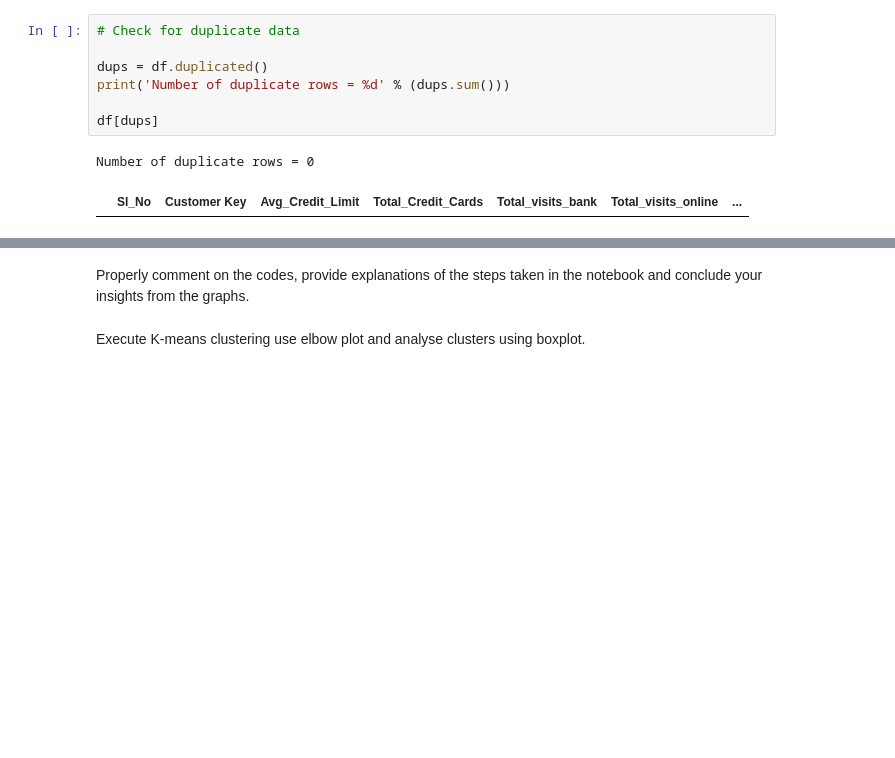
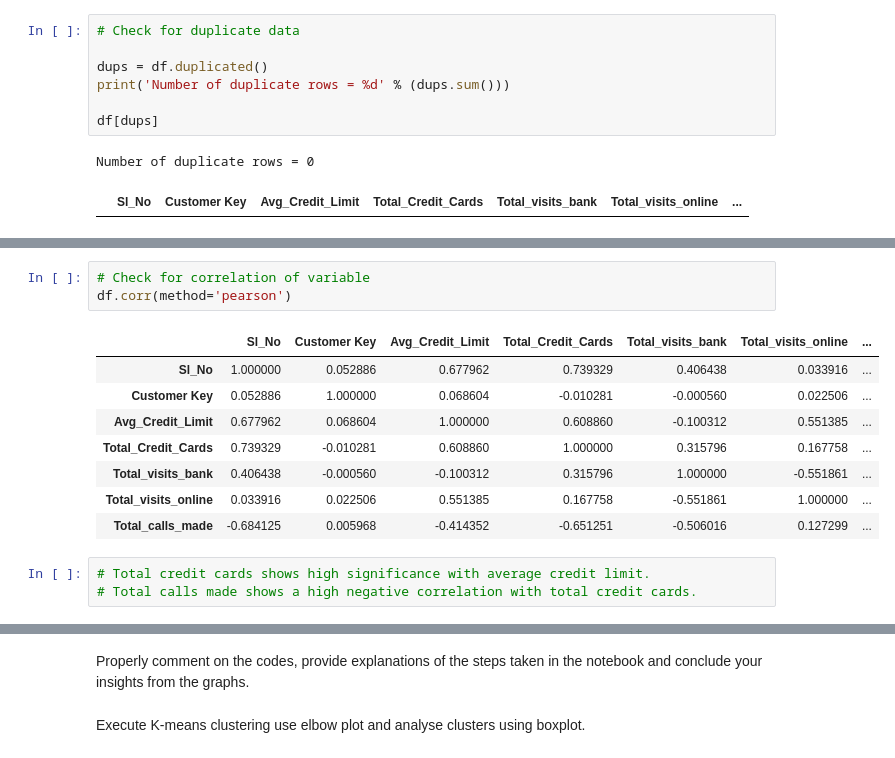
Before and after one commit to lauren-alexandra/credit-card-customer-segmentation, a Jupyter notebook: AllLife_Credit_Card_Customer_Segmentation.ipynb, the cells around one changed output, grey strips where cells are left out. Cells and saved outputs as stored; diff of their text form; blank space fills up the shorter version.

```diff
--- a/AllLife_Credit_Card_Customer_Segmentation.ipynb
+++ b/AllLife_Credit_Card_Customer_Segmentation.ipynb
@@ -120,0 +144,15 @@ Number of duplicate rows = 0
+# %%
+# Check for correlation of variable
+df.corr(method='pearson')
+# %% [output]
+|  | Sl_No | Customer Key | Avg_Credit_Limit | Total_Credit_Cards | Total_visits_bank | Total_visits_online | ... |
+| Sl_No | 1.000000 | 0.052886 | 0.677962 | 0.739329 | 0.406438 | 0.033916 | ... |
+| Customer Key | 0.052886 | 1.000000 | 0.068604 | -0.010281 | -0.000560 | 0.022506 | ... |
+| Avg_Credit_Limit | 0.677962 | 0.068604 | 1.000000 | 0.608860 | -0.100312 | 0.551385 | ... |
+| Total_Credit_Cards | 0.739329 | -0.010281 | 0.608860 | 1.000000 | 0.315796 | 0.167758 | ... |
+| Total_visits_bank | 0.406438 | -0.000560 | -0.100312 | 0.315796 | 1.000000 | -0.551861 | ... |
+| Total_visits_online | 0.033916 | 0.022506 | 0.551385 | 0.167758 | -0.551861 | 1.000000 | ... |
+| Total_calls_made | -0.684125 | 0.005968 | -0.414352 | -0.651251 | -0.506016 | 0.127299 | ... |
+# %%
+# Total credit cards shows high significance with average credit limit.
+# Total calls made shows a high negative correlation with total credit cards.
```
Also changed, not shown: parts of 6 cells of this notebook.
